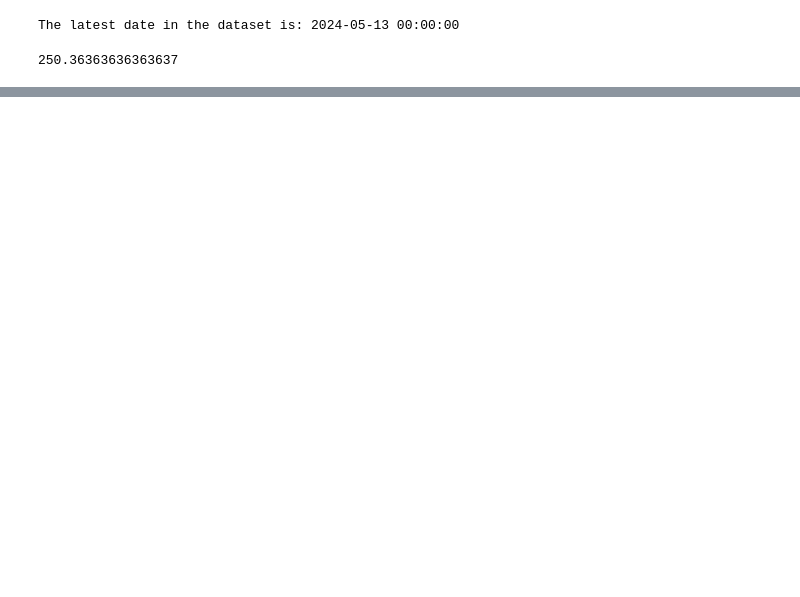
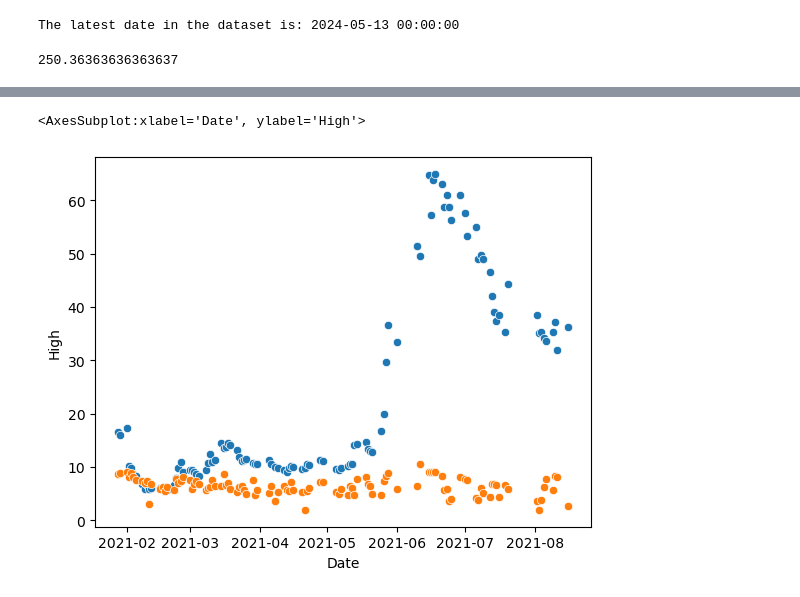
Before and after one commit to applepot437/ai, a Jupyter notebook: sem 1/stocks/stonks.ipynb, the cells around one changed output, grey strips where cells are left out. Cells and saved outputs as stored; diff of their text form; code cells hidden in the pictures; blank space fills up the shorter version.

```diff
--- a/sem 1/stocks/stonks.ipynb
+++ b/sem 1/stocks/stonks.ipynb
@@ -118,0 +243,6 @@ example.head()
+# %%
+sns.scatterplot(data=merged_amc, x="Date", y="High")
+sns.scatterplot(data=merged_amc, x="Date", y="comms_num_log")
+# %% [output]
+<AxesSubplot:xlabel='Date', ylabel='High'>
+[figure, added]
```
Also changed, not shown: parts of 22 cells of this notebook, 2 other files.
